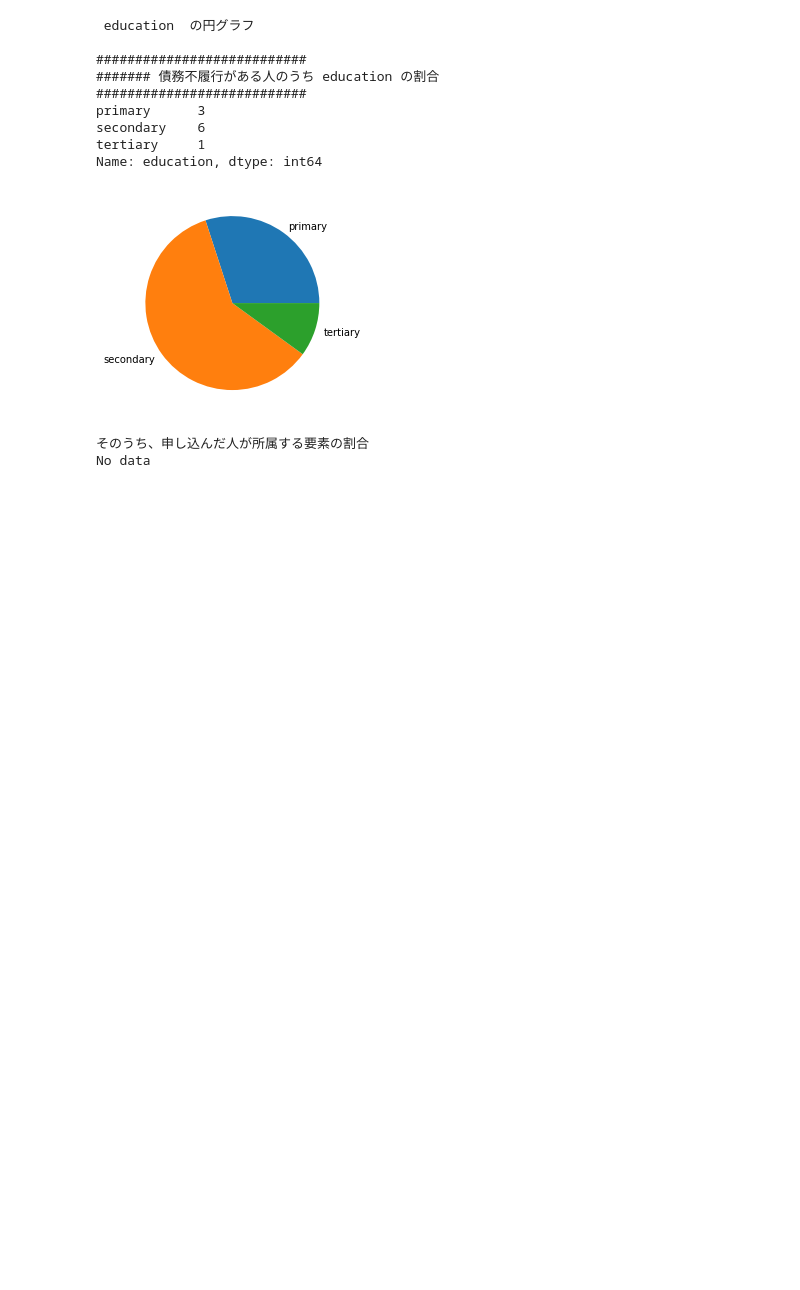
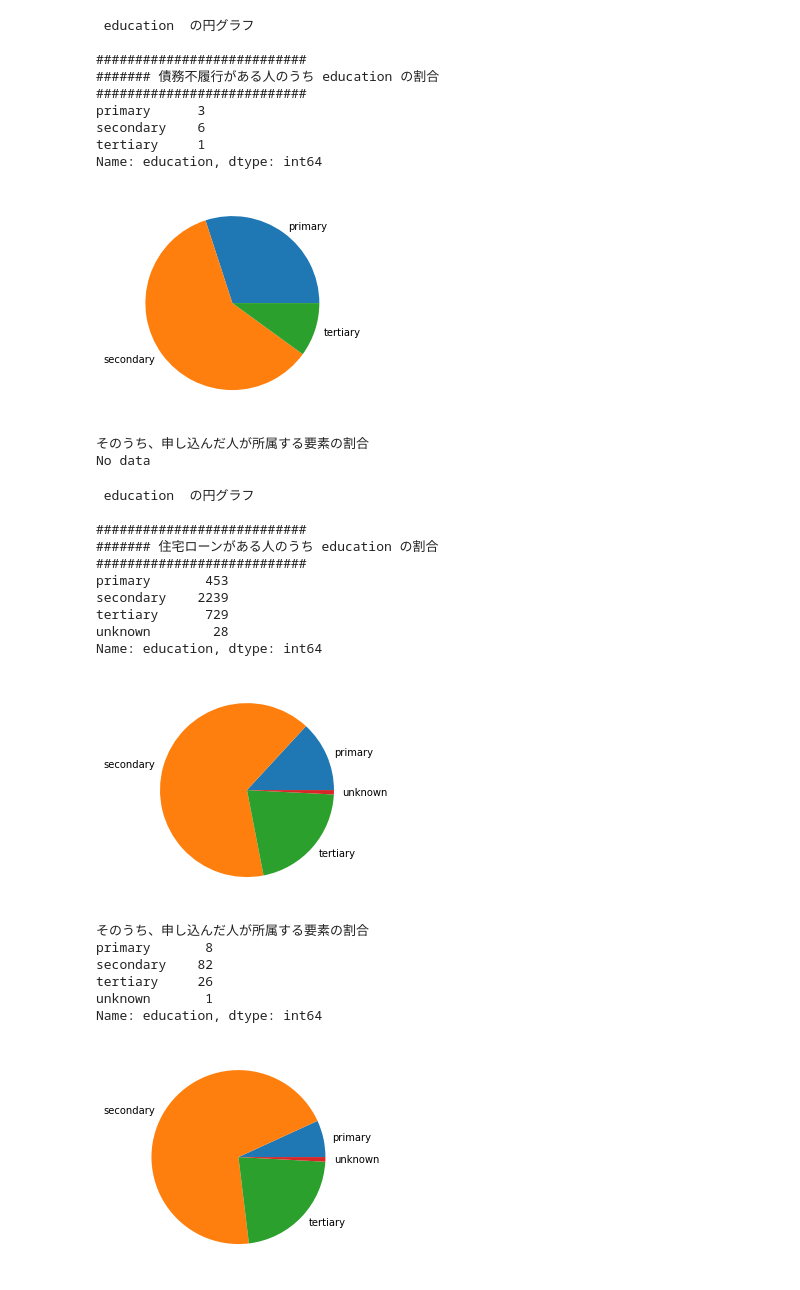
Before and after one commit to tiger0421/studying_data_analysis, a Jupyter notebook: visualize.ipynb, the cells around one changed output. Saved outputs shown, nothing was run; the diff lists cells and outputs as text; code cells hidden in the pictures; blank space fills up the shorter version.

Commit message:
add func draw pie of loan

```diff
--- a/visualize.ipynb
+++ b/visualize.ipynb
@@ -447,3 +447,47 @@ Name: education, dtype: int64
 [figure]
 そのうち、申し込んだ人が所属する要素の割合
 No data
+# %%
+def relationship_loan(feature):
+    print("\n", feature, " の円グラフ\n")
+    tmp_df = train_df
+    print("###########################")
+    print("#######", "住宅ローンがある人のうち", feature, "の割合")
+    print("###########################")
+    sort_loan_series = tmp_df.query('loan == "yes"')[feature].value_counts().sort_index()
+    sort_loan_y_series = tmp_df.query('((loan == "yes") & (y == 1))')[feature].value_counts().sort_index()
+    print(sort_loan_series)
+    if len(sort_loan_series) != 0:
+        plt.pie(sort_loan_series, labels=sort_loan_series.index)
+        plt.show()
+
+        print("そのうち、申し込んだ人が所属する要素の割合")
+        if(len(sort_loan_y_series) != 0):
+            print(sort_loan_y_series)
+            plt.pie(sort_loan_y_series, labels=sort_loan_y_series.index)
+            plt.show()
+        else:
+            print("No data\n")
+    else:
+        print("No data\n")
+# %%
+relationship_loan("education")
+# %% [output]
+ education  の円グラフ
+
+###########################
+####### 住宅ローンがある人のうち education の割合
+###########################
+primary       453
+secondary    2239
+tertiary      729
+unknown        28
+Name: education, dtype: int64
+[figure, added]
+そのうち、申し込んだ人が所属する要素の割合
+primary       8
+secondary    82
+tertiary     26
+unknown       1
+Name: education, dtype: int64
+[figure, added]
```
